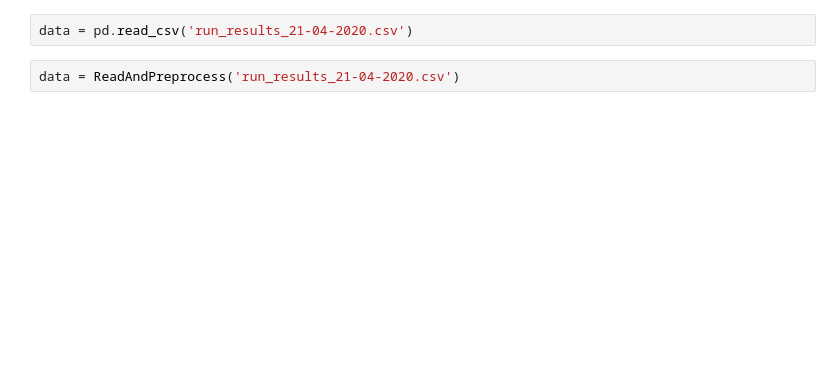
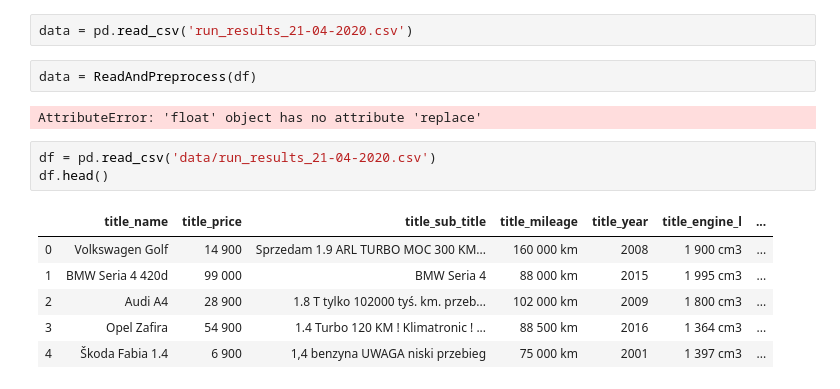
Before and after one commit to TomekQ13/Car_purchase, a Jupyter notebook: car_purchase_preprocessing.ipynb, the cells around one changed output. Cells and saved outputs as stored; diff of their text form; blank space fills up the shorter version.

```diff
--- a/car_purchase_preprocessing.ipynb
+++ b/car_purchase_preprocessing.ipynb
@@ -18,4 +116,16 @@ def ReadAndPreprocess(path):
 # %%
 data = pd.read_csv('run_results_21-04-2020.csv')
+# %%
+data = ReadAndPreprocess(df)
+# %% [output]
+AttributeError: 'float' object has no attribute 'replace'
 # %%
-data = ReadAndPreprocess('run_results_21-04-2020.csv')
+df = pd.read_csv('data/run_results_21-04-2020.csv')
+df.head()
+# %% [output]
+|  | title_name | title_price | title_sub_title | title_mileage | title_year | title_engine_l | ... |
+| 0 | Volkswagen Golf | 14 900 | Sprzedam 1.9 ARL TURBO MOC 300 KM... | 160 000 km | 2008 | 1 900 cm3 | ... |
+| 1 | BMW Seria 4 420d | 99 000 | BMW Seria 4 | 88 000 km | 2015 | 1 995 cm3 | ... |
+| 2 | Audi A4 | 28 900 | 1.8 T tylko 102000 tyś. km. przeb... | 102 000 km | 2009 | 1 800 cm3 | ... |
+| 3 | Opel Zafira | 54 900 | 1.4 Turbo 120 KM ! Klimatronic ! ... | 88 500 km | 2016 | 1 364 cm3 | ... |
+| 4 | Škoda Fabia 1.4 | 6 900 | 1,4 benzyna UWAGA niski przebieg | 75 000 km | 2001 | 1 397 cm3 | ... |
```
Also changed, not shown: parts of 13 cells of this notebook.
